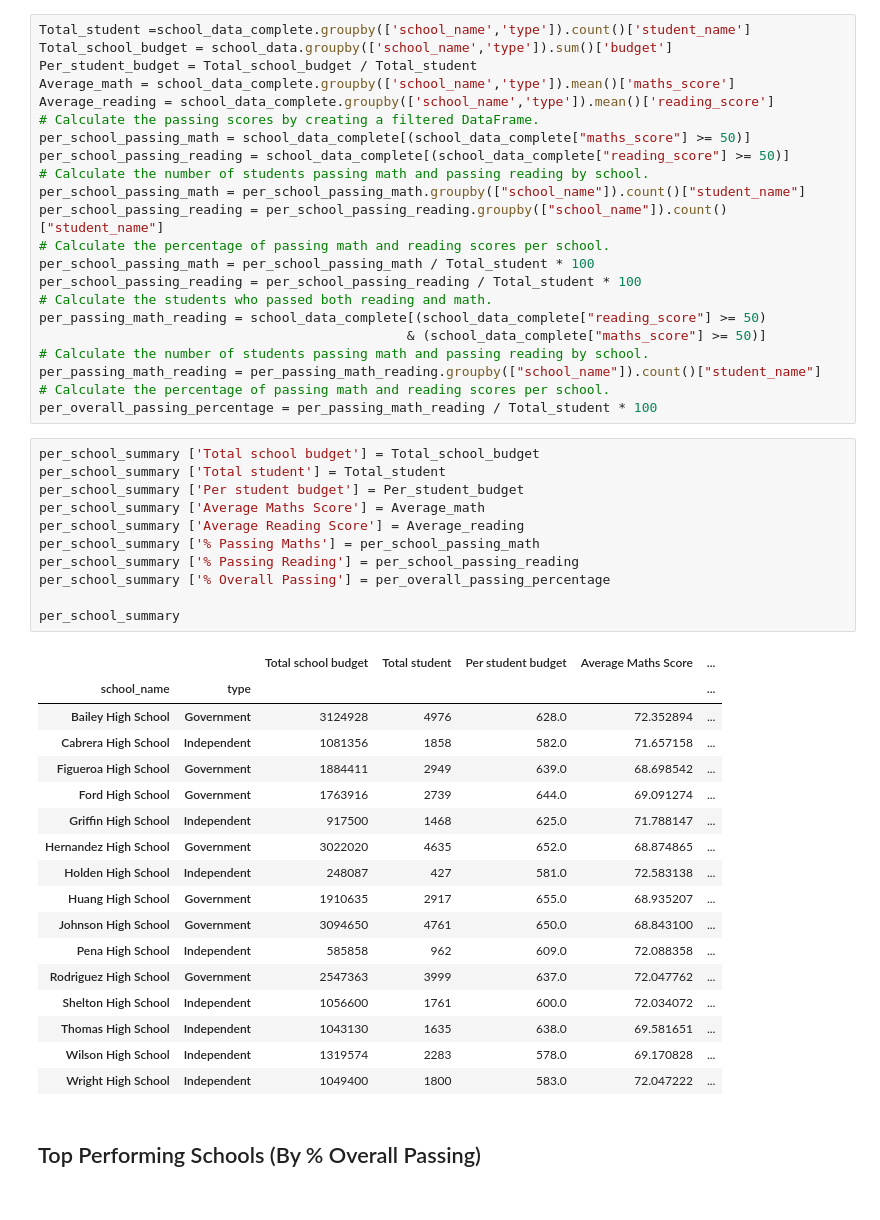
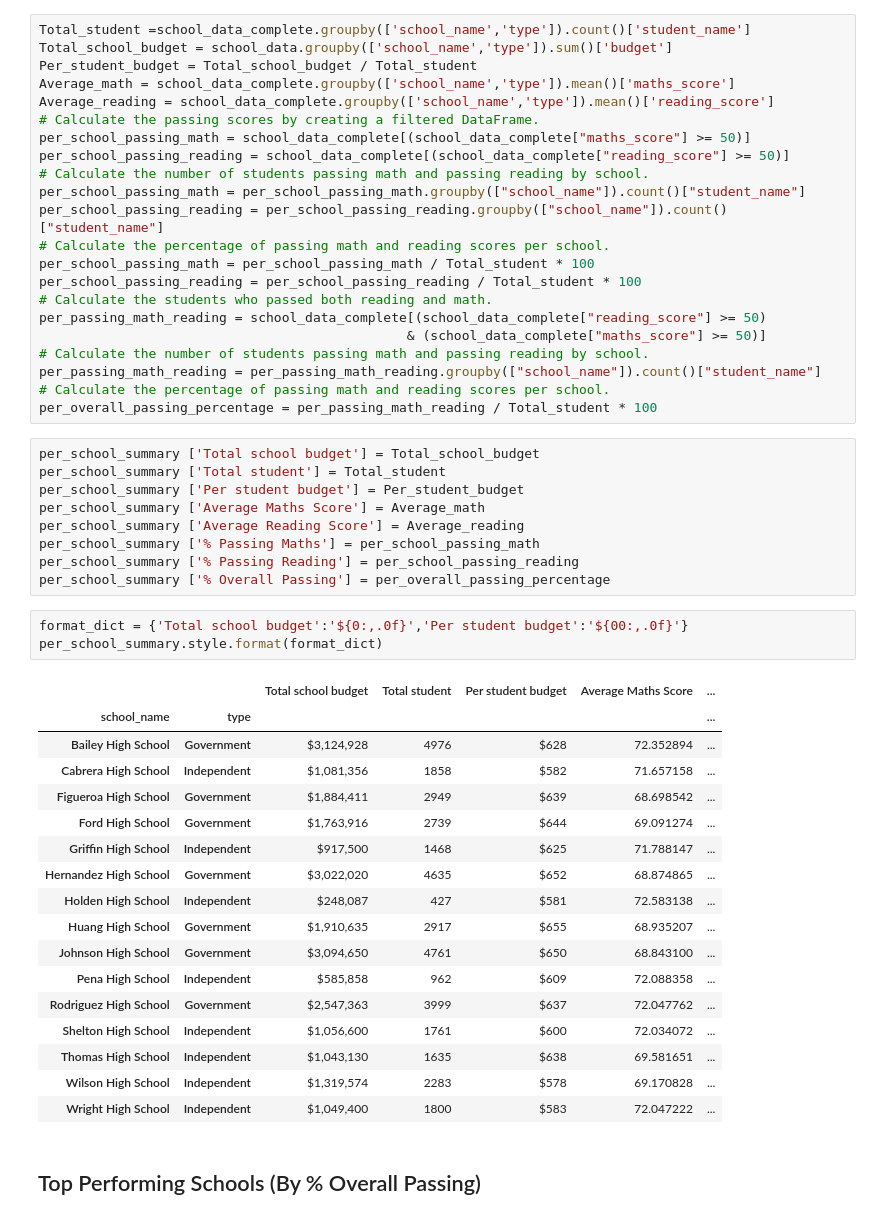
Before and after one commit to vn02063007/pandas-challenge, a Jupyter notebook: PyCitySchools/PyCitySchools_starter.ipynb, the cells around one changed output. Cells and saved outputs as stored; diff of their text form.

```diff
--- a/PyCitySchools/PyCitySchools_starter.ipynb
+++ b/PyCitySchools/PyCitySchools_starter.ipynb
@@ -119,26 +110,27 @@ per_school_summary ['Average Reading Score'] = Average_reading
 per_school_summary ['% Passing Maths'] = per_school_passing_math
 per_school_summary ['% Passing Reading'] = per_school_passing_reading
 per_school_summary ['% Overall Passing'] = per_overall_passing_percentage
-
-per_school_summary
-# %% [output]
-|  |  | Total school budget | Total student | Per student budget | Average Maths Score | ... |
-| school_name | type |  |  |  |  | ... |
-| Bailey High School | Government | 3124928 | 4976 | 628.0 | 72.352894 | ... |
-| Cabrera High School | Independent | 1081356 | 1858 | 582.0 | 71.657158 | ... |
-| Figueroa High School | Government | 1884411 | 2949 | 639.0 | 68.698542 | ... |
-| Ford High School | Government | 1763916 | 2739 | 644.0 | 69.091274 | ... |
-| Griffin High School | Independent | 917500 | 1468 | 625.0 | 71.788147 | ... |
-| Hernandez High School | Government | 3022020 | 4635 | 652.0 | 68.874865 | ... |
-| Holden High School | Independent | 248087 | 427 | 581.0 | 72.583138 | ... |
-| Huang High School | Government | 1910635 | 2917 | 655.0 | 68.935207 | ... |
-| Johnson High School | Government | 3094650 | 4761 | 650.0 | 68.843100 | ... |
-| Pena High School | Independent | 585858 | 962 | 609.0 | 72.088358 | ... |
-| Rodriguez High School | Government | 2547363 | 3999 | 637.0 | 72.047762 | ... |
-| Shelton High School | Independent | 1056600 | 1761 | 600.0 | 72.034072 | ... |
-| Thomas High School | Independent | 1043130 | 1635 | 638.0 | 69.581651 | ... |
-| Wilson High School | Independent | 1319574 | 2283 | 578.0 | 69.170828 | ... |
-| Wright High School | Independent | 1049400 | 1800 | 583.0 | 72.047222 | ... |
+# %%
+format_dict = {'Total school budget':'${0:,.0f}','Per student budget':'${00:,.0f}'}
+per_school_summary.style.format(format_dict)
+# %% [output]
+|  |  | Total school budget | Total student | Per student budget | Average Maths Score | ... |
+| school_name | type |  |  |  |  | ... |
+| Bailey High School | Government | $3,124,928 | 4976 | $628 | 72.352894 | ... |
+| Cabrera High School | Independent | $1,081,356 | 1858 | $582 | 71.657158 | ... |
+| Figueroa High School | Government | $1,884,411 | 2949 | $639 | 68.698542 | ... |
+| Ford High School | Government | $1,763,916 | 2739 | $644 | 69.091274 | ... |
+| Griffin High School | Independent | $917,500 | 1468 | $625 | 71.788147 | ... |
+| Hernandez High School | Government | $3,022,020 | 4635 | $652 | 68.874865 | ... |
+| Holden High School | Independent | $248,087 | 427 | $581 | 72.583138 | ... |
+| Huang High School | Government | $1,910,635 | 2917 | $655 | 68.935207 | ... |
+| Johnson High School | Government | $3,094,650 | 4761 | $650 | 68.843100 | ... |
+| Pena High School | Independent | $585,858 | 962 | $609 | 72.088358 | ... |
+| Rodriguez High School | Government | $2,547,363 | 3999 | $637 | 72.047762 | ... |
+| Shelton High School | Independent | $1,056,600 | 1761 | $600 | 72.034072 | ... |
+| Thomas High School | Independent | $1,043,130 | 1635 | $638 | 69.581651 | ... |
+| Wilson High School | Independent | $1,319,574 | 2283 | $578 | 69.170828 | ... |
+| Wright High School | Independent | $1,049,400 | 1800 | $583 | 72.047222 | ... |
 # %% [markdown]
 ## Top Performing Schools (By % Overall Passing)
 # %% [markdown]
```
Also changed, not shown: parts of 7 cells of this notebook.
